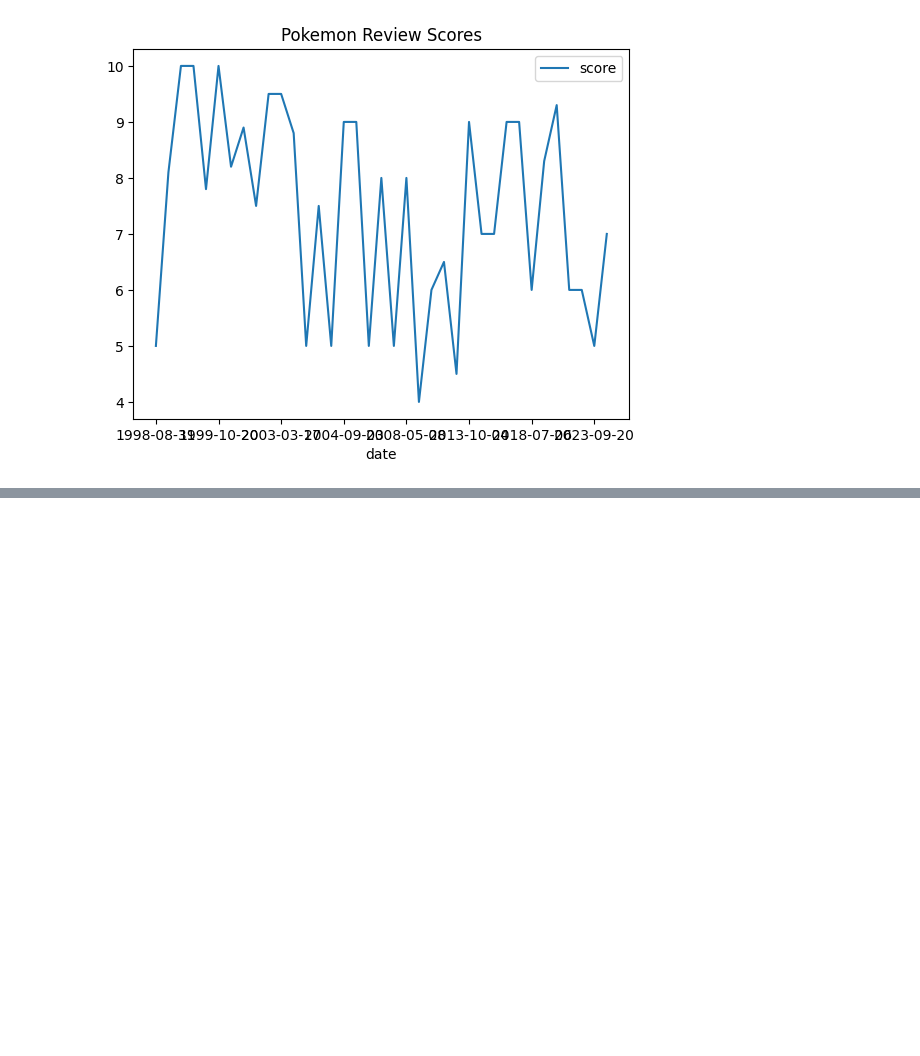
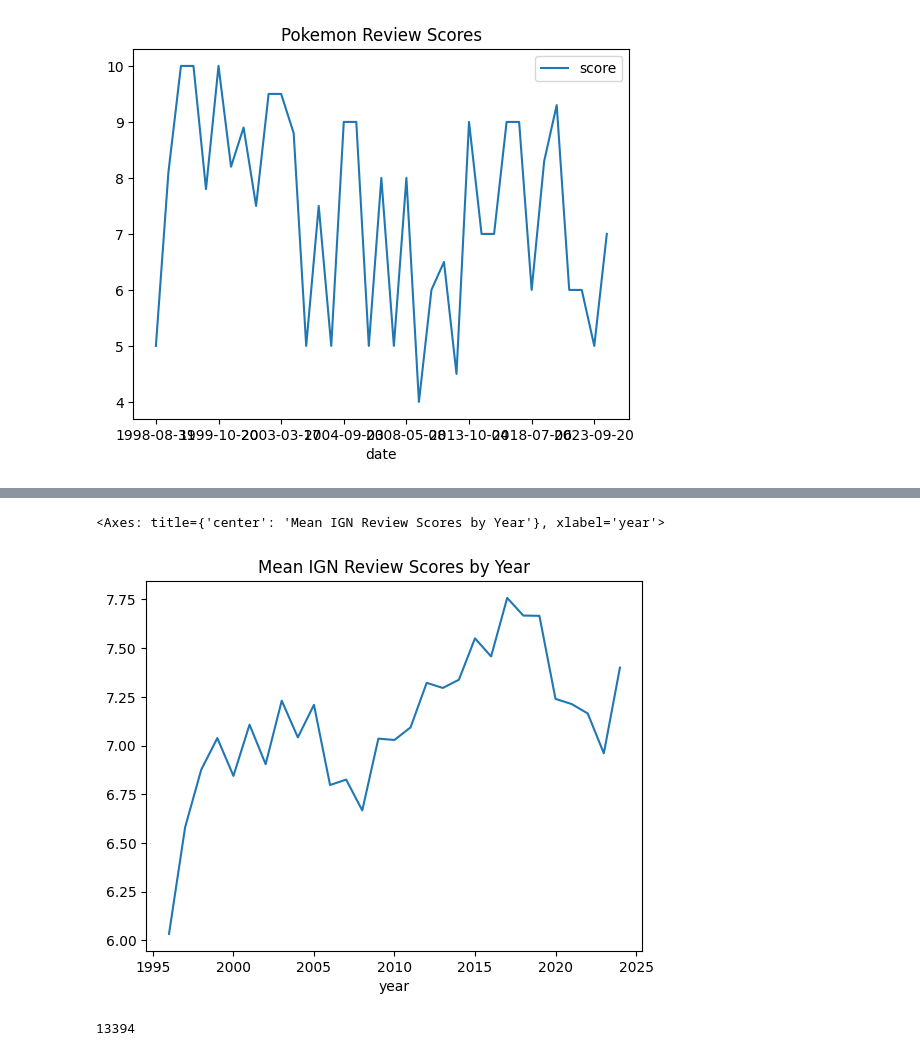
Before and after one commit to dlaiu/ign-game-reviews-distribution, a Jupyter notebook: analysis.ipynb, the cells around one changed output, grey strips where cells are left out. Cells and saved outputs as stored; diff of their text form; code cells hidden in the pictures; blank space fills up the shorter version.

```diff
--- a/analysis.ipynb
+++ b/analysis.ipynb
@@ -158,0 +220,9 @@ df[df['score'] == 10]
+# %%
+df.groupby('year')['score'].mean().plot(kind='line', title='Mean IGN Review Scores by Year')
+# %% [output]
+<Axes: title={'center': 'Mean IGN Review Scores by Year'}, xlabel='year'>
+[figure, added]
+# %%
+len(df)
+# %% [output]
+13394
```
Also changed, not shown: parts of 28 cells of this notebook, 12 other files.
